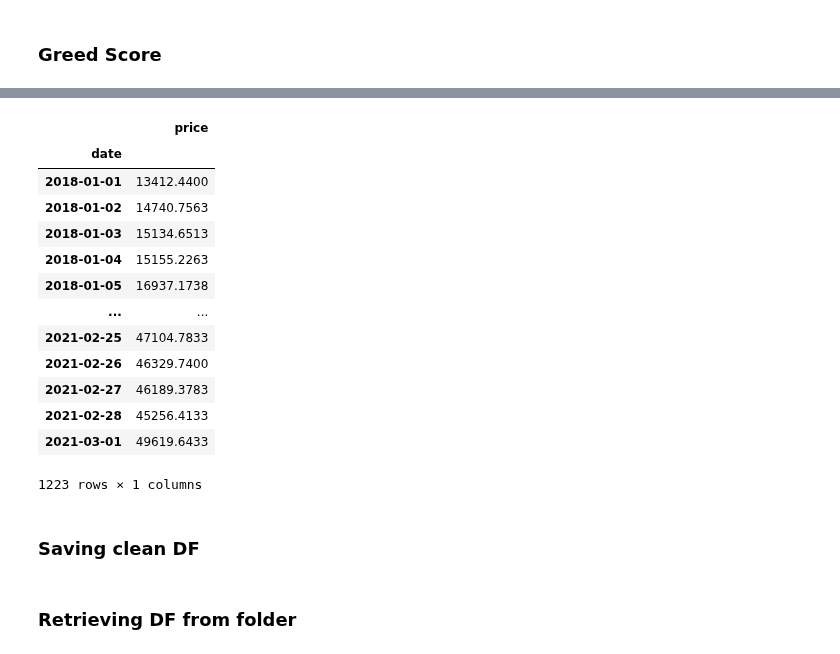
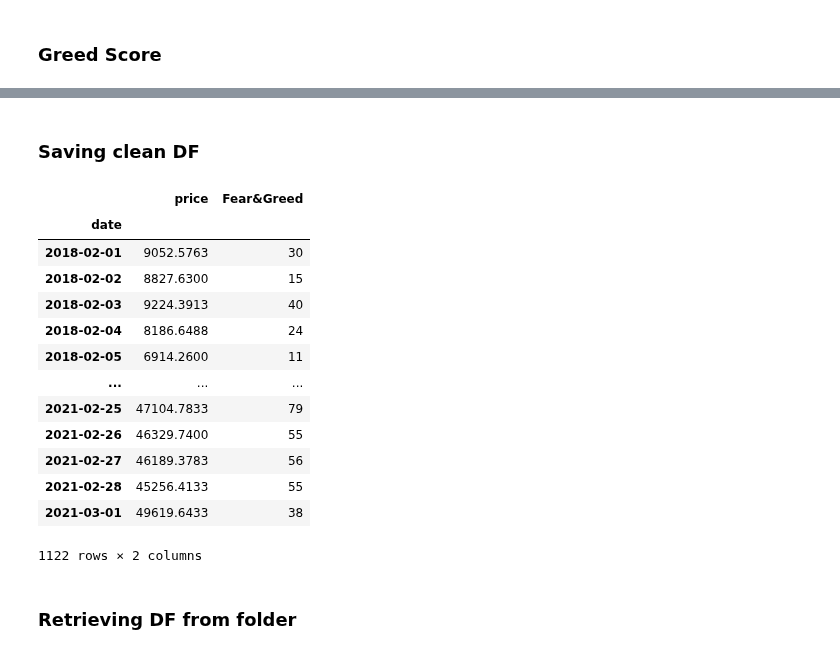
Before and after one commit to Dmunozig/crypto_sentiment, a Jupyter notebook: notebooks/Yassine modelling NB.ipynb, the cells around one changed output, grey strips where cells are left out. Drawn from its saved outputs; the diff is of its cells as text; code cells hidden in the pictures.

```diff
--- a/notebooks/Yassine modelling NB.ipynb
+++ b/notebooks/Yassine modelling NB.ipynb
@@ -19,5 +27 @@ import datetime
-# %%
-prices_df = pd.read_csv('../data/bitcoinprice_api.csv')
-prices_df.columns = ['date', 'price']
-prices_df = prices_df.set_index('date')
 # %%
@@ -28,10 +32,8 @@ sentiment_df['twitter_score'] = sentiment_df['twitter_score'].replace(np.nan, np
 # %% [markdown]
 ### Greed Score
 # %%
-data = pd.read_csv('../data/Fear_Greed_df.csv')
-data.timestamp = pd.to_datetime(data.timestamp)
-greed_score = data.sort_values(by='timestamp')
-greed_score.columns = ['date','Fear&Greed']
-greed_score = greed_score.set_index('date')
+greed_df = pd.read_csv('../data/Fear_Greed_df.csv')
+greed_df.timestamp = pd.to_datetime(greed_df.timestamp)
+greed_df = greed_df.sort_values(by='timestamp')
+greed_df.columns = ['date','Fear&Greed']
+#greed_df = greed_df.set_index('date')
-# %%
-greed_df = pd.merge(prices_df,greed_score, left_index=True, right_index=True)
@@ -55,17 +39,0 @@ greed_score
-# %%
-prices_df
-# %% [output]
-|  | price |
-| date |  |
-| 2018-01-01 | 13412.4400 |
-| 2018-01-02 | 14740.7563 |
-| 2018-01-03 | 15134.6513 |
-| 2018-01-04 | 15155.2263 |
-| 2018-01-05 | 16937.1738 |
-| ... | ... |
-| 2021-02-25 | 47104.7833 |
-| 2021-02-26 | 46329.7400 |
-| 2021-02-27 | 46189.3783 |
-| 2021-02-28 | 45256.4133 |
-| 2021-03-01 | 49619.6433 |
-1223 rows × 1 columns
@@ -77,3 +47,24 @@ model_df.to_csv('../data/prices_scores_clean.csv')
+# %%
+prices_greed_df = pd.merge(prices_df,greed_df,on='date')
+prices_greed_df = prices_greed_df.set_index('date')
+#prices_greed_df.to_csv('../data/prices_greed_score_clean.csv')
+# %%
+prices_greed_df
+# %% [output]
+|  | price | Fear&Greed |
+| date |  |  |
+| 2018-02-01 | 9052.5763 | 30 |
+| 2018-02-02 | 8827.6300 | 15 |
+| 2018-02-03 | 9224.3913 | 40 |
+| 2018-02-04 | 8186.6488 | 24 |
+| 2018-02-05 | 6914.2600 | 11 |
+| ... | ... | ... |
+| 2021-02-25 | 47104.7833 | 79 |
+| 2021-02-26 | 46329.7400 | 55 |
+| 2021-02-27 | 46189.3783 | 56 |
+| 2021-02-28 | 45256.4133 | 55 |
+| 2021-03-01 | 49619.6433 | 38 |
+1122 rows × 2 columns
 # %% [markdown]
 ### Retrieving DF from folder
 # %%
```
Also changed, not shown: parts of 10 cells of this notebook, 2 other files.
